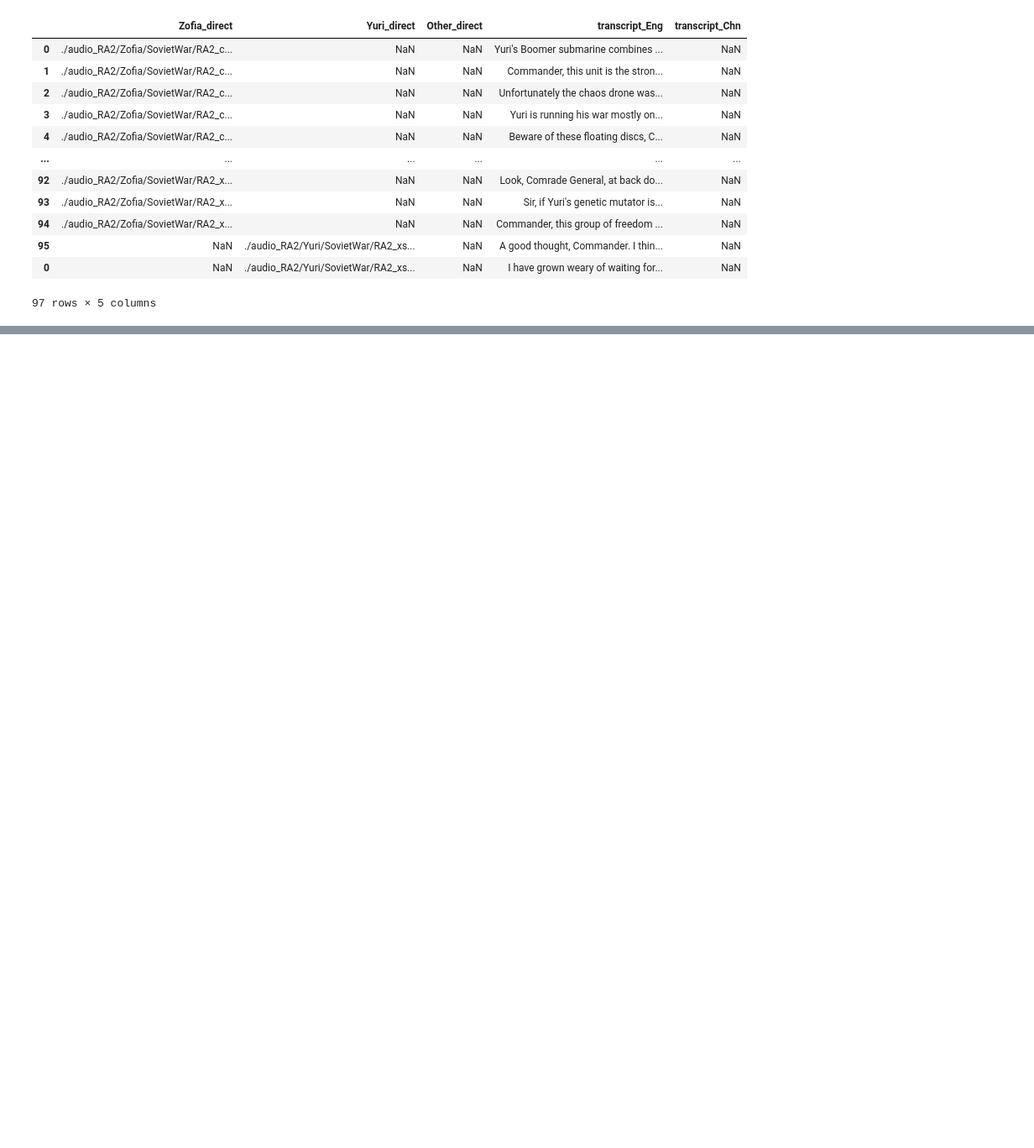
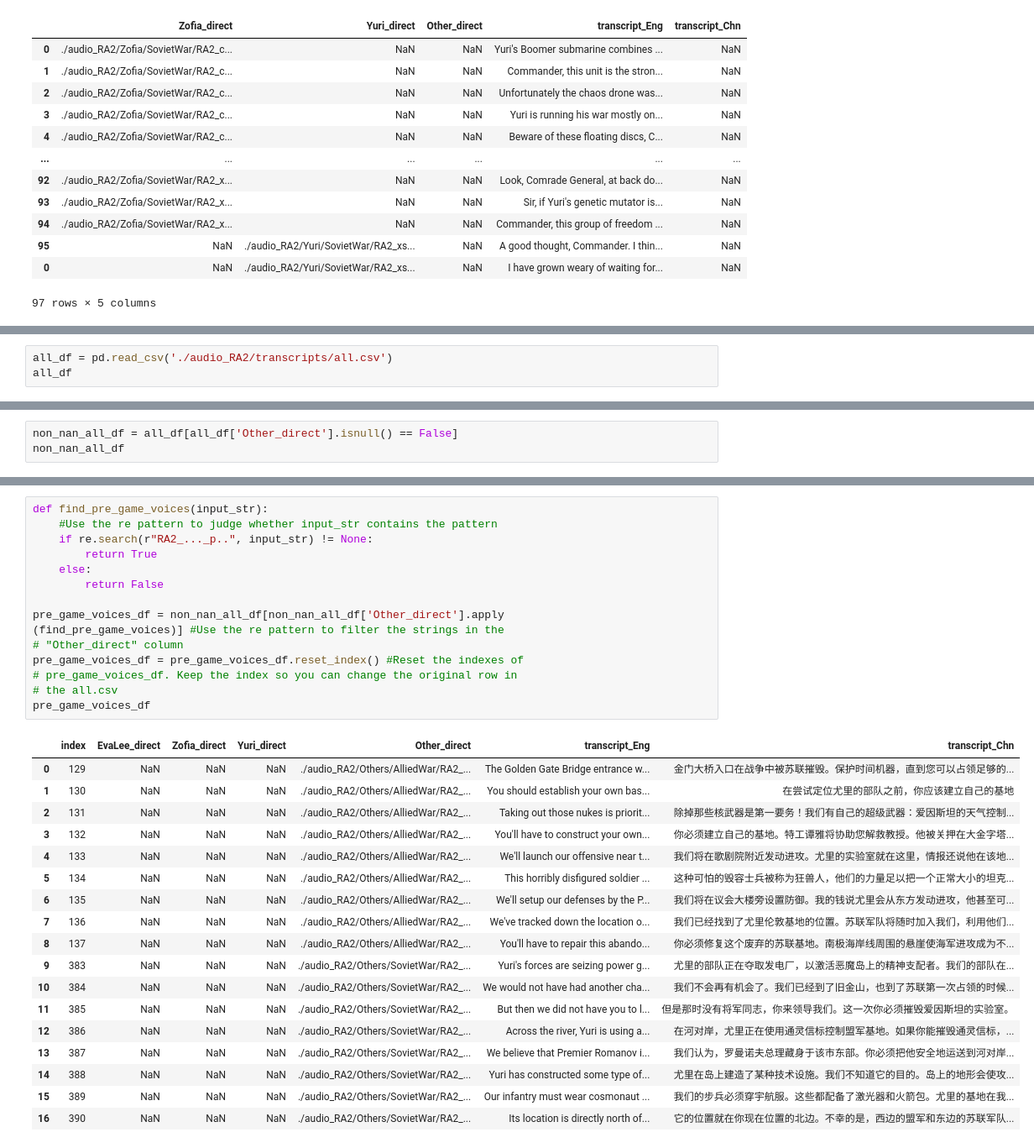
Before and after one commit to junqilu/AudioManipulation, a Jupyter notebook: download_red_alert_voices.ipynb, the cells around one changed output, grey strips where cells are left out. Shown at 84% size. Drawn from its saved outputs; the diff is of its cells as text; blank space fills up the shorter version.

Commit message:
Finished organizing all the transcripts together

```diff
--- a/download_red_alert_voices.ipynb
+++ b/download_red_alert_voices.ipynb
@@ -993,0 +1180,3 @@ for col in ['Zofia_direct', 'Yuri_direct', 'Other_direct']:
+# %%
+all_df = pd.read_csv('./audio_RA2/transcripts/all.csv')
+all_df
@@ -993,0 +1197,3 @@ for col in ['Zofia_direct', 'Yuri_direct', 'Other_direct']:
+# %%
+non_nan_all_df = all_df[all_df['Other_direct'].isnull() == False]
+non_nan_all_df
@@ -993,0 +1214,34 @@ for col in ['Zofia_direct', 'Yuri_direct', 'Other_direct']:
+# %%
+def find_pre_game_voices(input_str):
+    #Use the re pattern to judge whether input_str contains the pattern
+    if re.search(r"RA2_..._p..", input_str) != None:
+        return True
+    else:
+        return False
+
+pre_game_voices_df = non_nan_all_df[non_nan_all_df['Other_direct'].apply
+(find_pre_game_voices)] #Use the re pattern to filter the strings in the
+# "Other_direct" column
+pre_game_voices_df = pre_game_voices_df.reset_index() #Reset the indexes of
+# pre_game_voices_df. Keep the index so you can change the original row in
+# the all.csv
+pre_game_voices_df
+# %% [output]
+|  | index | EvaLee_direct | Zofia_direct | Yuri_direct | Other_direct | transcript_Eng | transcript_Chn |
+| 0 | 129 | NaN | NaN | NaN | ./audio_RA2/Others/AlliedWar/RA2_... | The Golden Gate Bridge entrance w... | 金门大桥入口在战争中被苏联摧毁。保护时间机器，直到您可以占领足够的... |
+| 1 | 130 | NaN | NaN | NaN | ./audio_RA2/Others/AlliedWar/RA2_... | You should establish your own bas... | 在尝试定位尤里的部队之前，你应该建立自己的基地 |
+| 2 | 131 | NaN | NaN | NaN | ./audio_RA2/Others/AlliedWar/RA2_... | Taking out those nukes is priorit... | 除掉那些核武器是第一要务！我们有自己的超级武器：爱因斯坦的天气控制... |
+| 3 | 132 | NaN | NaN | NaN | ./audio_RA2/Others/AlliedWar/RA2_... | You'll have to construct your own... | 你必须建立自己的基地。特工谭雅将协助您解救教授。他被关押在大金字塔... |
+| 4 | 133 | NaN | NaN | NaN | ./audio_RA2/Others/AlliedWar/RA2_... | We'll launch our offensive near t... | 我们将在歌剧院附近发动进攻。尤里的实验室就在这里，情报还说他在该地... |
+| 5 | 134 | NaN | NaN | NaN | ./audio_RA2/Others/AlliedWar/RA2_... | This horribly disfigured soldier ... | 这种可怕的毁容士兵被称为狂兽人，他们的力量足以把一个正常大小的坦克... |
+| 6 | 135 | NaN | NaN | NaN | ./audio_RA2/Others/AlliedWar/RA2_... | We'll setup our defenses by the P... | 我们将在议会大楼旁设置防御。我的钱说尤里会从东方发动进攻，他甚至可... |
+| 7 | 136 | NaN | NaN | NaN | ./audio_RA2/Others/AlliedWar/RA2_... | We've tracked down the location o... | 我们已经找到了尤里伦敦基地的位置。苏联军队将随时加入我们，利用他们... |
+| 8 | 137 | NaN | NaN | NaN | ./audio_RA2/Others/AlliedWar/RA2_... | You'll have to repair this abando... | 你必须修复这个废弃的苏联基地。南极海岸线周围的悬崖使海军进攻成为不... |
+| 9 | 383 | NaN | NaN | NaN | ./audio_RA2/Others/SovietWar/RA2_... | Yuri's forces are seizing power g... | 尤里的部队正在夺取发电厂，以激活恶魔岛上的精神支配者。我们的部队在... |
+| 10 | 384 | NaN | NaN | NaN | ./audio_RA2/Others/SovietWar/RA2_... | We would not have had another cha... | 我们不会再有机会了。我们已经到了旧金山，也到了苏联第一次占领的时候... |
+| 11 | 385 | NaN | NaN | NaN | ./audio_RA2/Others/SovietWar/RA2_... | But then we did not have you to l... | 但是那时没有将军同志，你来领导我们。这一次你必须摧毁爱因斯坦的实验室。 |
+| 12 | 386 | NaN | NaN | NaN | ./audio_RA2/Others/SovietWar/RA2_... | Across the river, Yuri is using a... | 在河对岸，尤里正在使用通灵信标控制盟军基地。如果你能摧毁通灵信标，... |
+| 13 | 387 | NaN | NaN | NaN | ./audio_RA2/Others/SovietWar/RA2_... | We believe that Premier Romanov i... | 我们认为，罗曼诺夫总理藏身于该市东部。你必须把他安全地运送到河对岸... |
+| 14 | 388 | NaN | NaN | NaN | ./audio_RA2/Others/SovietWar/RA2_... | Yuri has constructed some type of... | 尤里在岛上建造了某种技术设施。我们不知道它的目的。岛上的地形会使攻... |
+| 15 | 389 | NaN | NaN | NaN | ./audio_RA2/Others/SovietWar/RA2_... | Our infantry must wear cosmonaut ... | 我们的步兵必须穿宇航服。这些都配备了激光器和火箭包。尤里的基地在我... |
+| 16 | 390 | NaN | NaN | NaN | ./audio_RA2/Others/SovietWar/RA2_... | Its location is directly north of... | 它的位置就在你现在位置的北边。不幸的是，西边的盟军和东边的苏联军队... |
```
Also changed, not shown: parts of 32 cells of this notebook, 3 other files.
